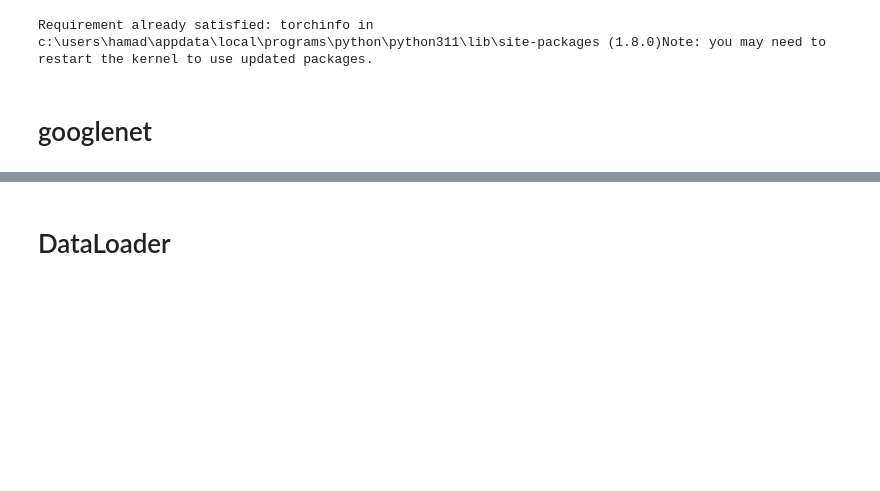
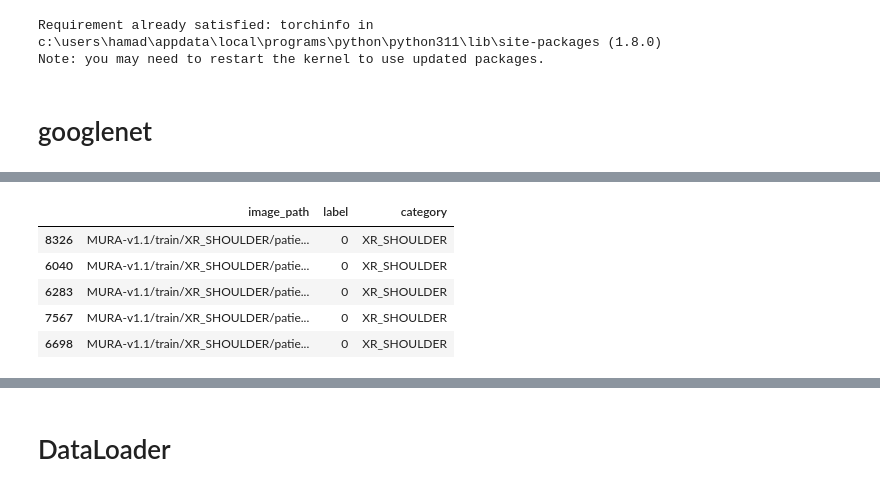
Before and after one commit to HamadALshabanah/Bone-type-fracture-detection, a Jupyter notebook: googlenet_Mura.ipynb, the cells around one changed output, grey strips where cells are left out. Drawn from its saved outputs; the diff is of its cells as text; code cells hidden in the pictures; blank space fills up the shorter version.

```diff
--- a/googlenet_Mura.ipynb
+++ b/googlenet_Mura.ipynb
@@ -53,0 +67,32 @@ train_balanced_df = balanced_df.sample(frac=1, random_state=42).reset_index(drop
+# %%
+# Create an empty list to store the downsampled dataframes
+dfs = []
+
+# Loop through each unique category
+for category in df_train_images_paths['category'].unique():
+
+    # Filter the data for the current category
+    category_data = df_train_images_paths[df_train_images_paths['category'] == category]
+
+    # Get the counts of label 0 and label 1 for the current category
+    negative_count = len(category_data[category_data['label'] == 0])
+    positive_count = len(category_data[category_data['label'] == 1])
+
+    # Determine the minimum of the two counts
+    min_count = min(negative_count, positive_count)
+
+    # Downsample both label groups to the minimum count
+    downsampled_negative = category_data[category_data['label'] == 0].sample(n=min_count, random_state=62)
+    downsampled_positive = category_data[category_data['label'] == 1].sample(n=min_count, random_state=62)
+
+    # Concatenate the downsampled negative and positive groups
+    balanced_category_data = pd.concat([downsampled_negative, downsampled_positive])
+
+    # Append the balanced dataframe to the list
+    dfs.append(balanced_category_data)
+
+# Combine all the balanced dataframes
+balanced_df = pd.concat(dfs)
+
+# Print out the new distribution
+print(balanced_df.groupby(['category', 'label']).size())
@@ -53,0 +132,9 @@ train_balanced_df = balanced_df.sample(frac=1, random_state=42).reset_index(drop
+# %%
+balanced_df.head()
+# %% [output]
+|  | image_path | label | category |
+| 8326 | MURA-v1.1/train/XR_SHOULDER/patie... | 0 | XR_SHOULDER |
+| 6040 | MURA-v1.1/train/XR_SHOULDER/patie... | 0 | XR_SHOULDER |
+| 6283 | MURA-v1.1/train/XR_SHOULDER/patie... | 0 | XR_SHOULDER |
+| 7567 | MURA-v1.1/train/XR_SHOULDER/patie... | 0 | XR_SHOULDER |
+| 6698 | MURA-v1.1/train/XR_SHOULDER/patie... | 0 | XR_SHOULDER |
```
Also changed, not shown: parts of 22 cells of this notebook, 4 other files.
